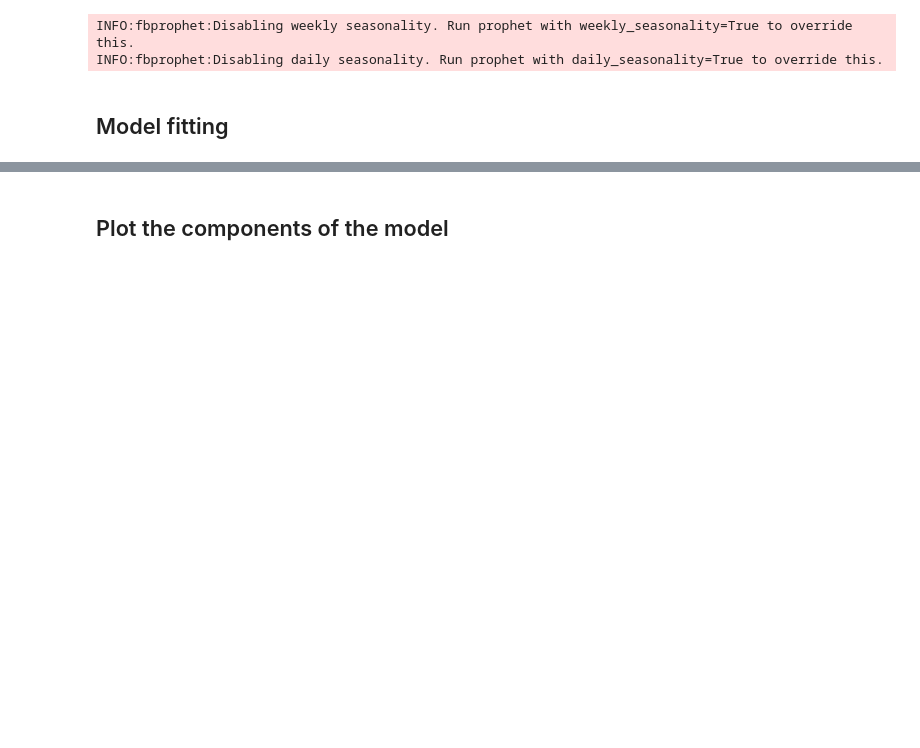
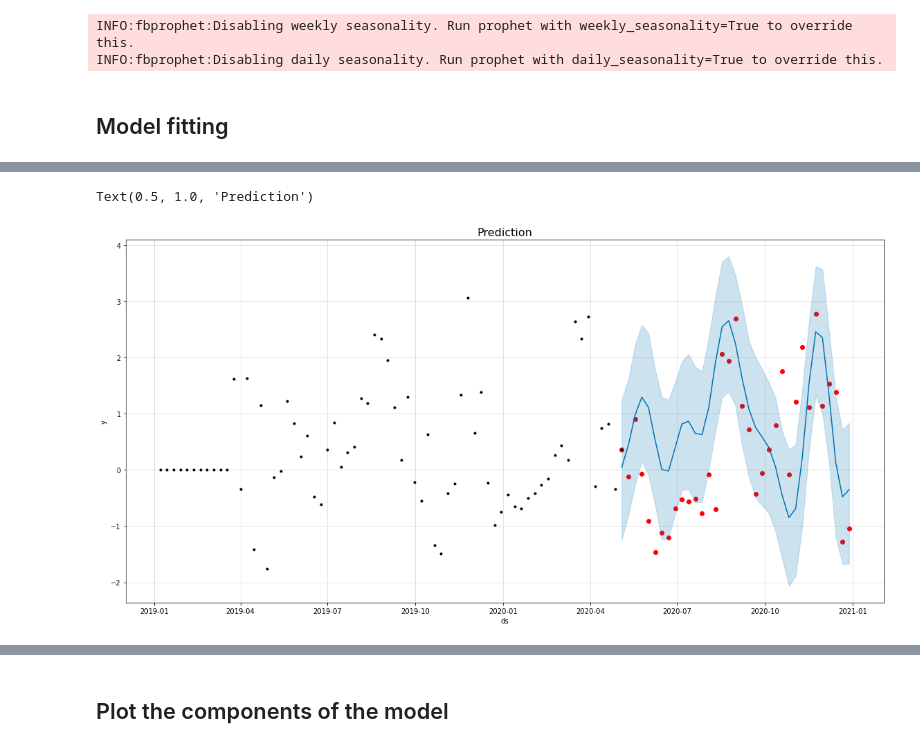
Before and after one commit to mikolaj-halemba/Predictive-task, a Jupyter notebook: Predictive task description.ipynb, the cells around one changed output, grey strips where cells are left out. Drawn from its saved outputs; the diff is of its cells as text; code cells hidden in the pictures; blank space fills up the shorter version.

```diff
--- a/Predictive task description.ipynb
+++ b/Predictive task description.ipynb
@@ -370,0 +338,8 @@ fig1 = model.plot(future_test)
+# %%
+fig, ax = plt.subplots(figsize=(16, 8))
+ax.scatter(test.ds, test['y'], color='r')
+fig=model.plot(future_test,figsize=(16, 8),ax=ax)
+plt.title("Prediction",fontdict=font)
+# %% [output]
+Text(0.5, 1.0, 'Prediction')
+[figure, added]
```
Also changed, not shown: parts of 45 cells of this notebook.
